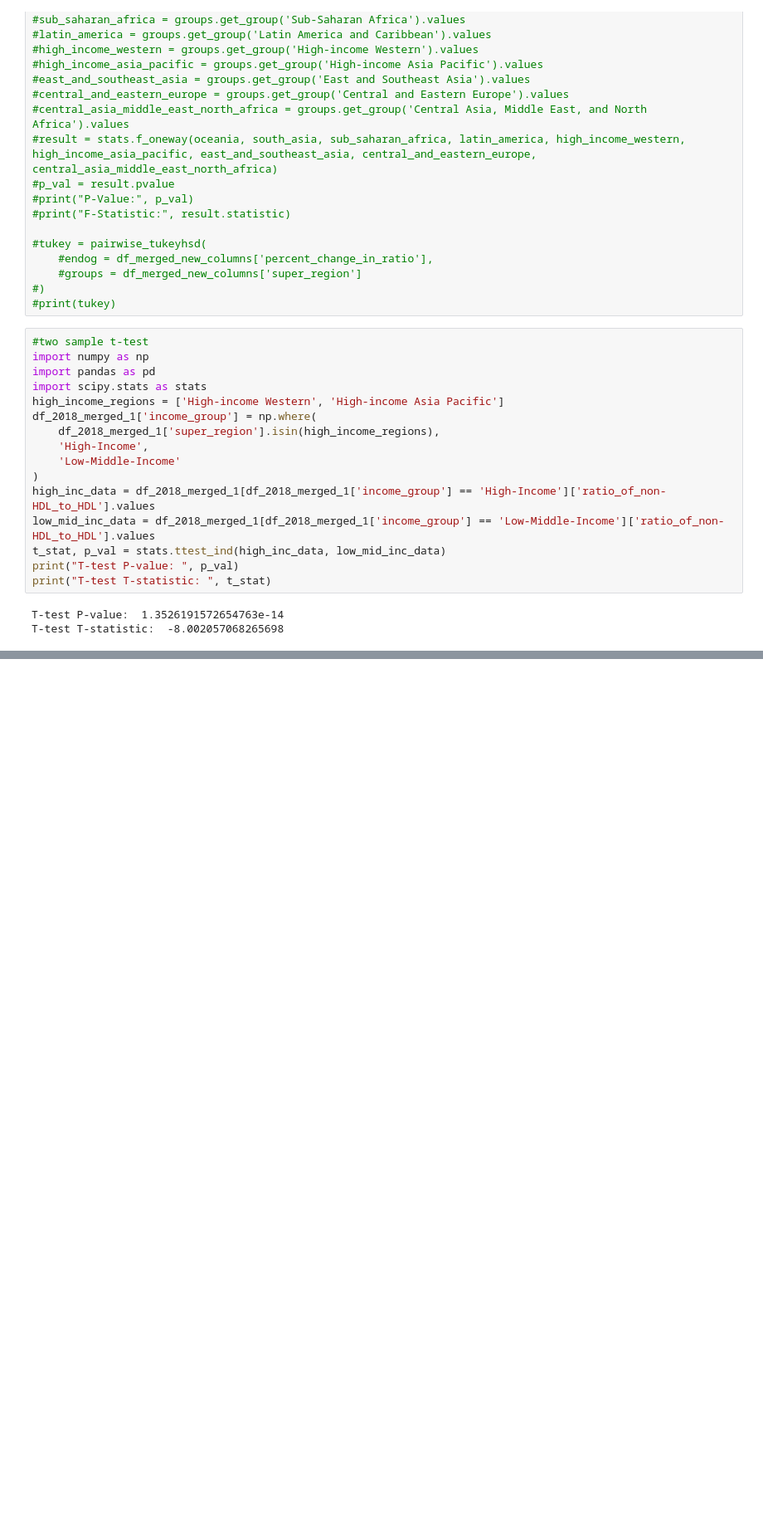
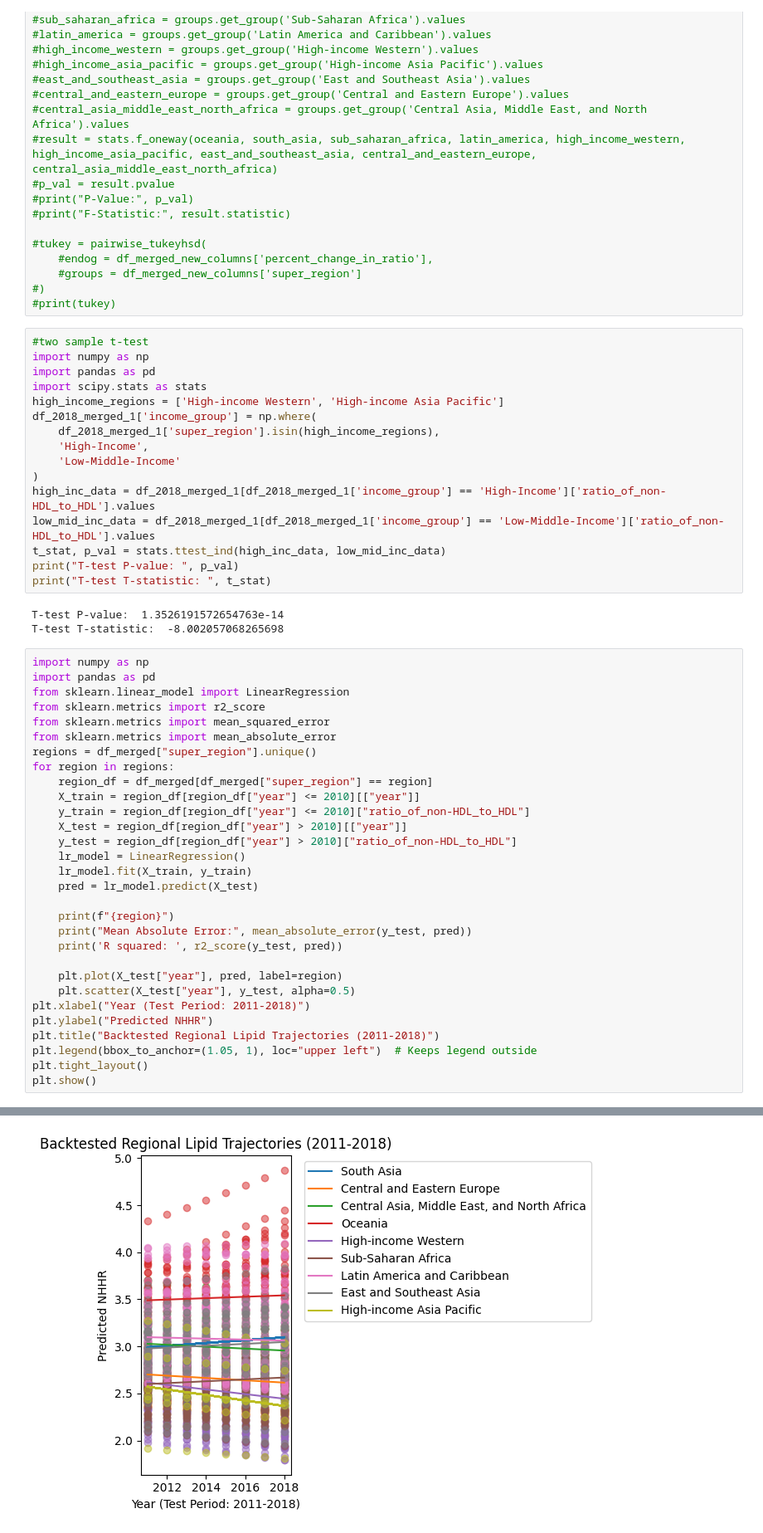
Before and after one commit to ariafcode/dsrp, a Jupyter notebook: dsrp.ipynb, the cells around one changed output, grey strips where cells are left out. Shown at 83% size. Cells and saved outputs as stored; diff of their text form; blank space fills up the shorter version.

```diff
--- a/dsrp.ipynb
+++ b/dsrp.ipynb
@@ -701,3 +701,34 @@ print("T-test T-statistic: ", t_stat)
 # %% [output]
 T-test P-value:  1.3526191572654763e-14
 T-test T-statistic:  -8.002057068265698
+# %%
+import numpy as np
+import pandas as pd
+from sklearn.linear_model import LinearRegression
+from sklearn.metrics import r2_score
+from sklearn.metrics import mean_squared_error
+from sklearn.metrics import mean_absolute_error
+regions = df_merged["super_region"].unique()
+for region in regions:
+    region_df = df_merged[df_merged["super_region"] == region]
+    X_train = region_df[region_df["year"] <= 2010][["year"]]
+    y_train = region_df[region_df["year"] <= 2010]["ratio_of_non-HDL_to_HDL"]
+    X_test = region_df[region_df["year"] > 2010][["year"]]
+    y_test = region_df[region_df["year"] > 2010]["ratio_of_non-HDL_to_HDL"]
+    lr_model = LinearRegression()
+    lr_model.fit(X_train, y_train)
+    pred = lr_model.predict(X_test)
+
+    print(f"{region}")
+    print("Mean Absolute Error:", mean_absolute_error(y_test, pred))
+    print('R squared: ', r2_score(y_test, pred))
+
+    plt.plot(X_test["year"], pred, label=region)
+    plt.scatter(X_test["year"], y_test, alpha=0.5)
+plt.xlabel("Year (Test Period: 2011-2018)")
+plt.ylabel("Predicted NHHR")
+plt.title("Backtested Regional Lipid Trajectories (2011-2018)")
+plt.legend(bbox_to_anchor=(1.05, 1), loc="upper left")  # Keeps legend outside
+plt.tight_layout()
+plt.show()
+# %% [output]
@@ -703,0 +752 @@ T-test T-statistic:  -8.002057068265698
+[figure, added]
```
Also changed, not shown: parts of 3 cells of this notebook.
